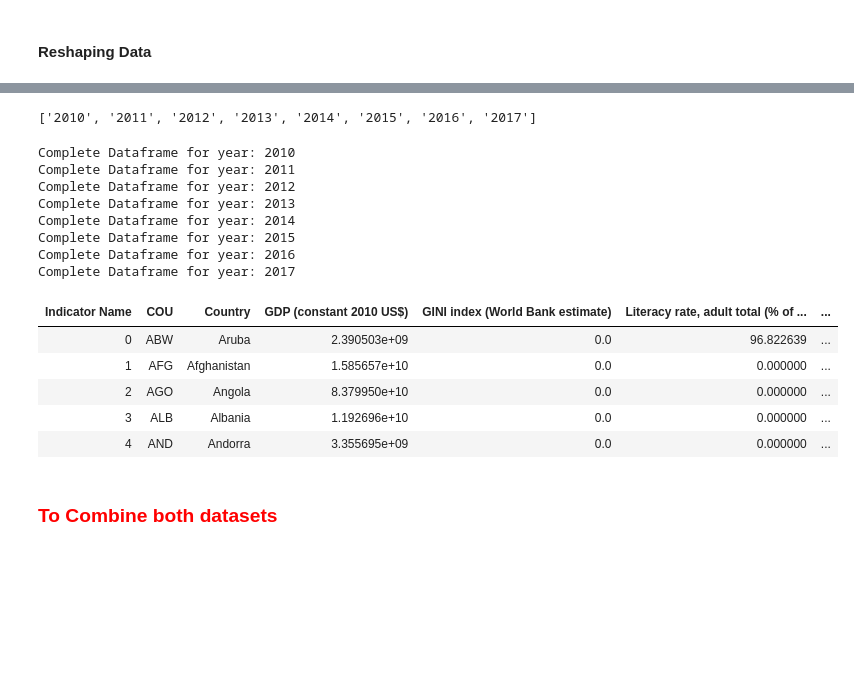
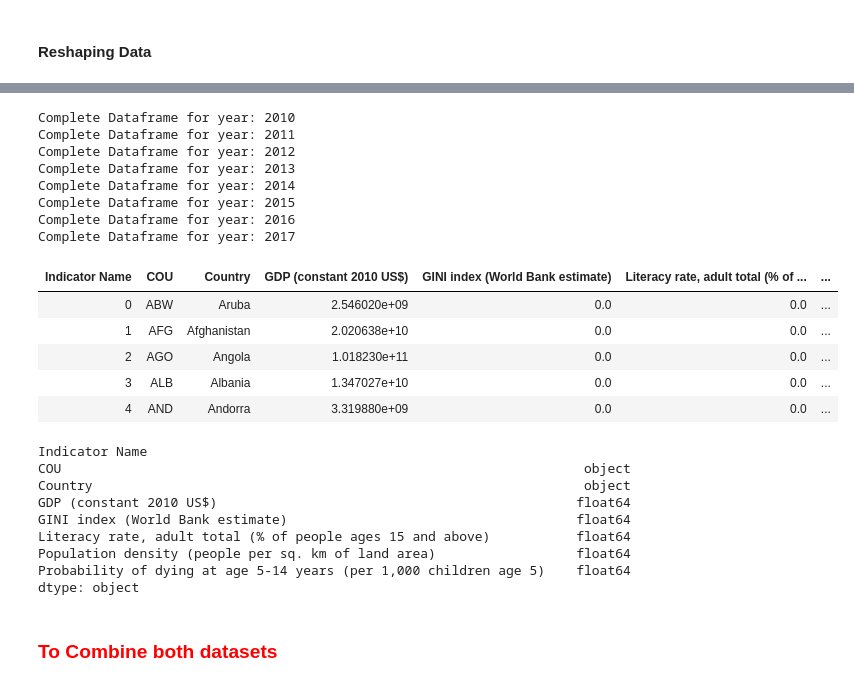
Before and after one commit to JosefinaAureaAmaro/04_Project_Python_MachineLearning, a Jupyter notebook: static/py/Data_Cleaning_&_Consolidation.ipynb, the cells around one changed output, grey strips where cells are left out. Drawn from its saved outputs; the diff is of its cells as text; code cells hidden in the pictures; blank space fills up the shorter version.

```diff
--- a/static/py/Data_Cleaning_&_Consolidation.ipynb
+++ b/static/py/Data_Cleaning_&_Consolidation.ipynb
@@ -418,9 +462,7 @@ df_wdi.head()
 | 76438 | Afghanistan | AFG | Probability of dying at age 5-14 ... | 1.150000e+01 | NaN | NaN | NaN | NaN | 1.040000e+01 | ... |
 # %%
 years = list(df_wdi.iloc[:,3:].columns)
-years
+numeric_years = [int(i) for i in years]
-# %% [output]
-['2010', '2011', '2012', '2013', '2014', '2015', '2016', '2017']
 # %%
 i = 0
 world_bank_indicators = []
@@ -462,14 +501,26 @@ Complete Dataframe for year: 2015
 Complete Dataframe for year: 2016
 Complete Dataframe for year: 2017
 # %%
-world_bank_indicators[0].head()
+world_bank_indicators[6].head()
 # %% [output]
 | Indicator Name | COU | Country | GDP (constant 2010 US$) | GINI index (World Bank estimate) | Literacy rate, adult total (% of ... | ... |
-| 0 | ABW | Aruba | 2.390503e+09 | 0.0 | 96.822639 | ... |
-| 1 | AFG | Afghanistan | 1.585657e+10 | 0.0 | 0.000000 | ... |
-| 2 | AGO | Angola | 8.379950e+10 | 0.0 | 0.000000 | ... |
-| 3 | ALB | Albania | 1.192696e+10 | 0.0 | 0.000000 | ... |
-| 4 | AND | Andorra | 3.355695e+09 | 0.0 | 0.000000 | ... |
+| 0 | ABW | Aruba | 2.546020e+09 | 0.0 | 0.0 | ... |
+| 1 | AFG | Afghanistan | 2.020638e+10 | 0.0 | 0.0 | ... |
+| 2 | AGO | Angola | 1.018230e+11 | 0.0 | 0.0 | ... |
+| 3 | ALB | Albania | 1.347027e+10 | 0.0 | 0.0 | ... |
+| 4 | AND | Andorra | 3.319880e+09 | 0.0 | 0.0 | ... |
+# %%
+world_bank_indicators[4].dtypes
+# %% [output]
+Indicator Name
+COU                                                                   object
+Country                                                               object
+GDP (constant 2010 US$)                                              float64
+GINI index (World Bank estimate)                                     float64
+Literacy rate, adult total (% of people ages 15 and above)           float64
+Population density (people per sq. km of land area)                  float64
+Probability of dying at age 5-14 years (per 1,000 children age 5)    float64
+dtype: object
 # %% [markdown]
 ### <font color='red'> To Combine both datasets </font>
 # %%
```
Also changed, not shown: parts of 35 cells of this notebook, 11 other files.
